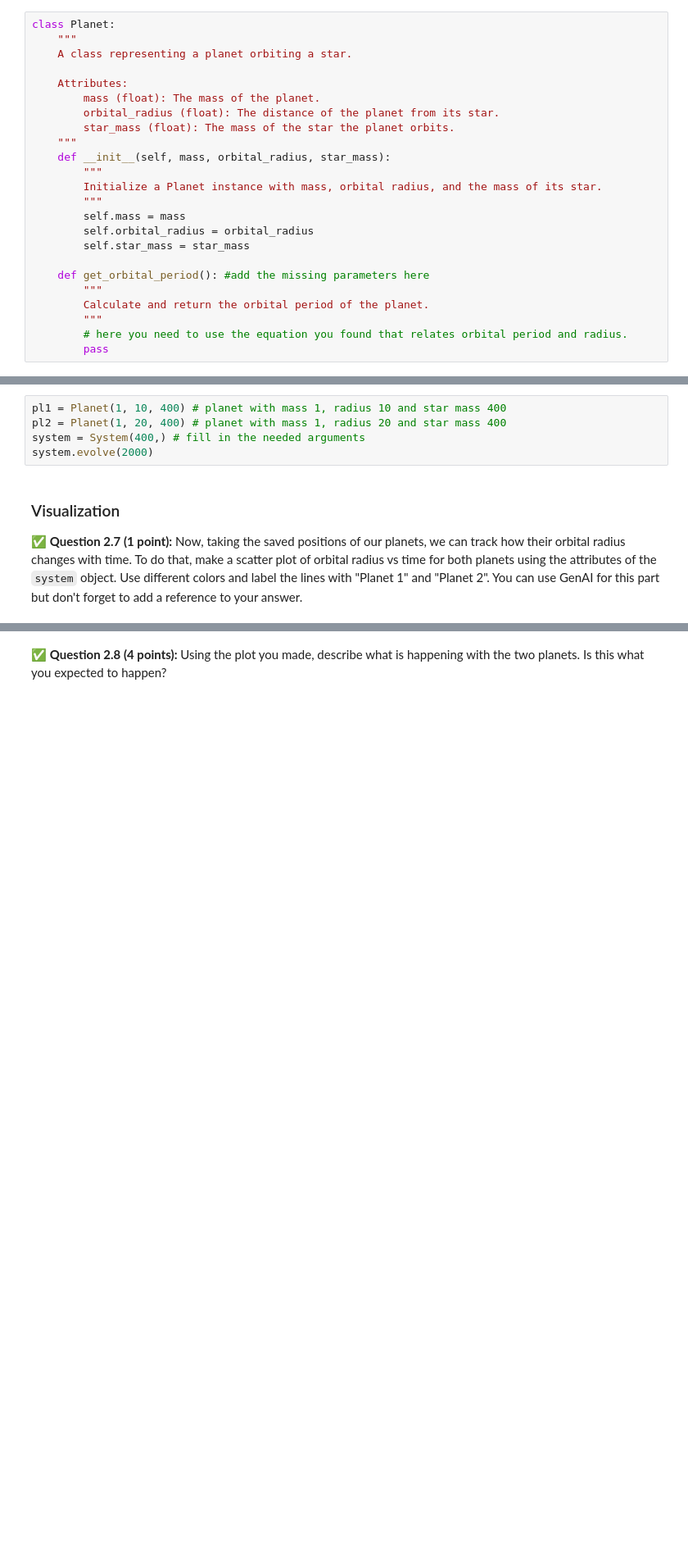
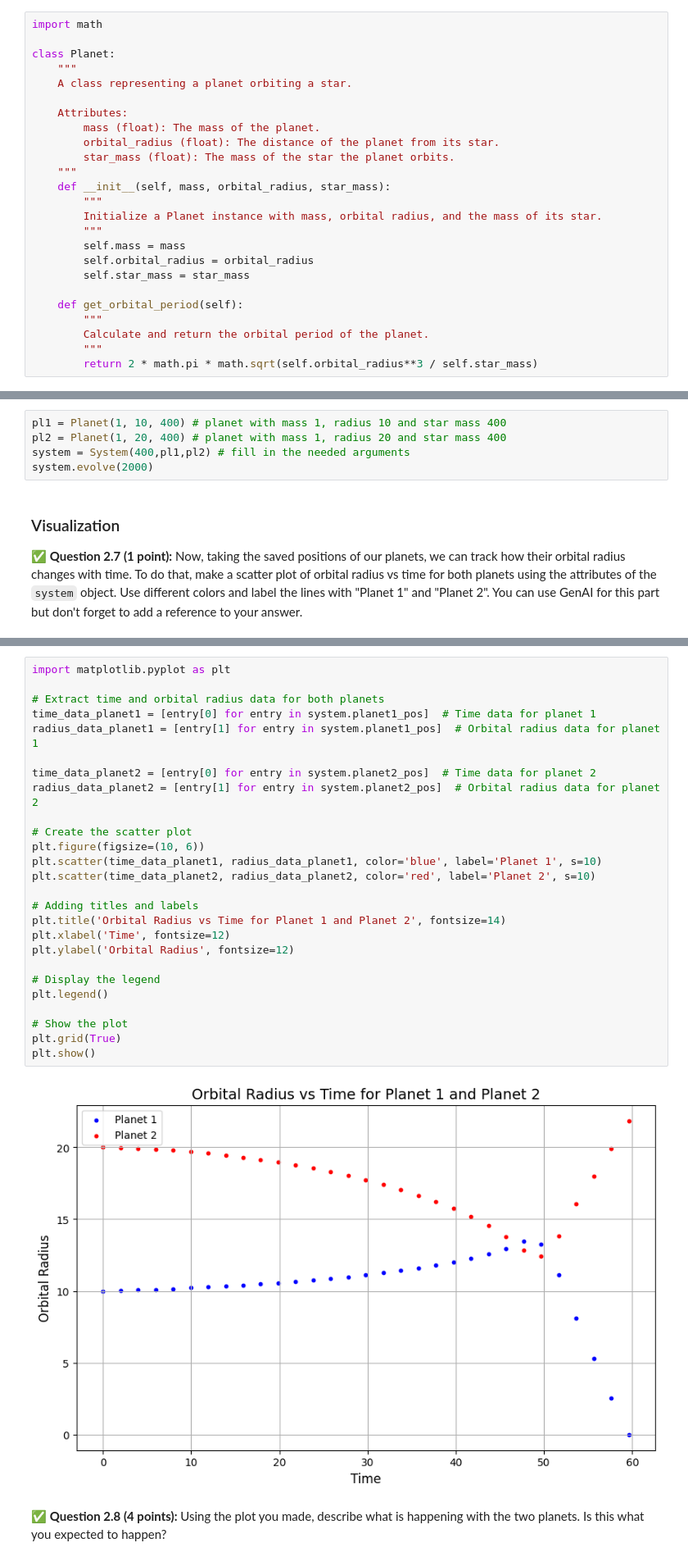
Before and after one commit to ChinmayNC/CMSE202-s25-turnin, a Jupyter notebook: HW-02/HW02_Part1-Orbits-SS25-STUDENT.ipynb, the cells around one changed output, grey strips where cells are left out. Shown at 82% size. Drawn from its saved outputs; the diff is of its cells as text; blank space fills up the shorter version.

```diff
--- a/HW-02/HW02_Part1-Orbits-SS25-STUDENT.ipynb
+++ b/HW-02/HW02_Part1-Orbits-SS25-STUDENT.ipynb
@@ -300,6 +300,8 @@ In Keppler's third law, there is a constant called the gravitation constant and
 ✅ **Do this 1.8 (2 points):** Using the information you found in the previous part, change the class below to calculate the orbital period in the corresponding method of the `Planet` class.
 Make sure to run the cell under the class to make sure your code works correctly. You will get approximately 99.34 as your orbital period if your code is written correctly.
 # %%
+import math
+
 class Planet:
     """
     A class representing a planet orbiting a star.
@@ -317,12 +319,11 @@ class Planet:
         self.orbital_radius = orbital_radius
         self.star_mass = star_mass
 
-    def get_orbital_period(): #add the missing parameters here
+    def get_orbital_period(self):
         """
         Calculate and return the orbital period of the planet.
         """
-        # here you need to use the equation you found that relates orbital period and radius.
-        pass
+        return 2 * math.pi * math.sqrt(self.orbital_radius**3 / self.star_mass)
 # %%
 #test your code by running this cell
 planet = Planet(2, 100, 4000)
@@ -492,7 +639,7 @@ Methods:
 # %%
 pl1 = Planet(1, 10, 400) # planet with mass 1, radius 10 and star mass 400
 pl2 = Planet(1, 20, 400) # planet with mass 1, radius 20 and star mass 400
-system = System(400,) # fill in the needed arguments
+system = System(400,pl1,pl2) # fill in the needed arguments
 system.evolve(2000)
 # %% [markdown]
 ### Visualization
@@ -503,2 +648,30 @@ system.evolve(2000)
+# %%
+import matplotlib.pyplot as plt
+
+# Extract time and orbital radius data for both planets
+time_data_planet1 = [entry[0] for entry in system.planet1_pos]  # Time data for planet 1
+radius_data_planet1 = [entry[1] for entry in system.planet1_pos]  # Orbital radius data for planet 1
+
+time_data_planet2 = [entry[0] for entry in system.planet2_pos]  # Time data for planet 2
+radius_data_planet2 = [entry[1] for entry in system.planet2_pos]  # Orbital radius data for planet 2
+
+# Create the scatter plot
+plt.figure(figsize=(10, 6))
+plt.scatter(time_data_planet1, radius_data_planet1, color='blue', label='Planet 1', s=10)
+plt.scatter(time_data_planet2, radius_data_planet2, color='red', label='Planet 2', s=10)
+
+# Adding titles and labels
+plt.title('Orbital Radius vs Time for Planet 1 and Planet 2', fontsize=14)
+plt.xlabel('Time', fontsize=12)
+plt.ylabel('Orbital Radius', fontsize=12)
+
+# Display the legend
+plt.legend()
+
+# Show the plot
+plt.grid(True)
+plt.show()
+# %% [output]
+[figure, added]
 # %% [markdown]
 ✅ **Question 2.8 (4 points):** Using the plot you made, describe what is happening with the two planets. Is this what you expected to happen?
```
Also changed, not shown: parts of 28 cells of this notebook.
